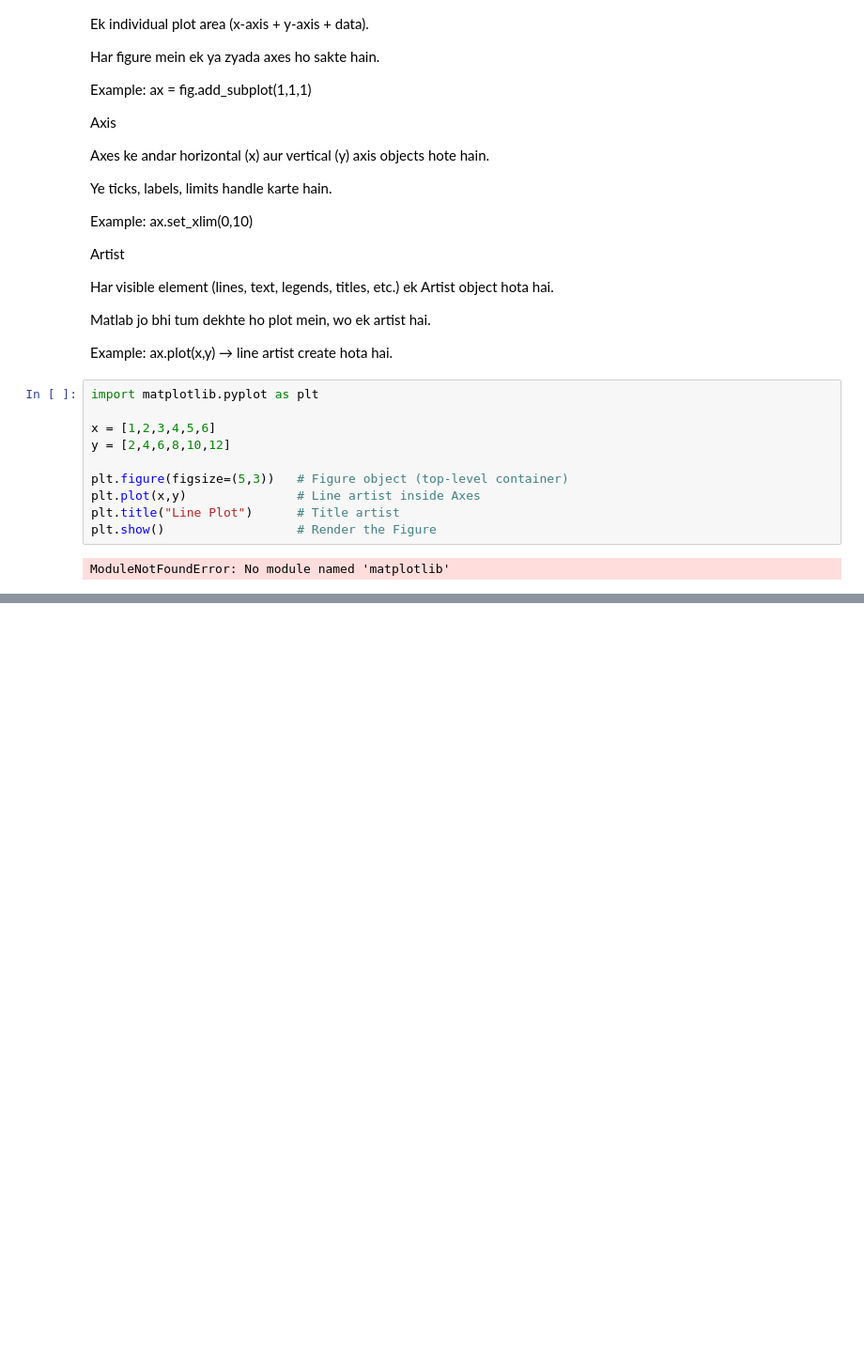
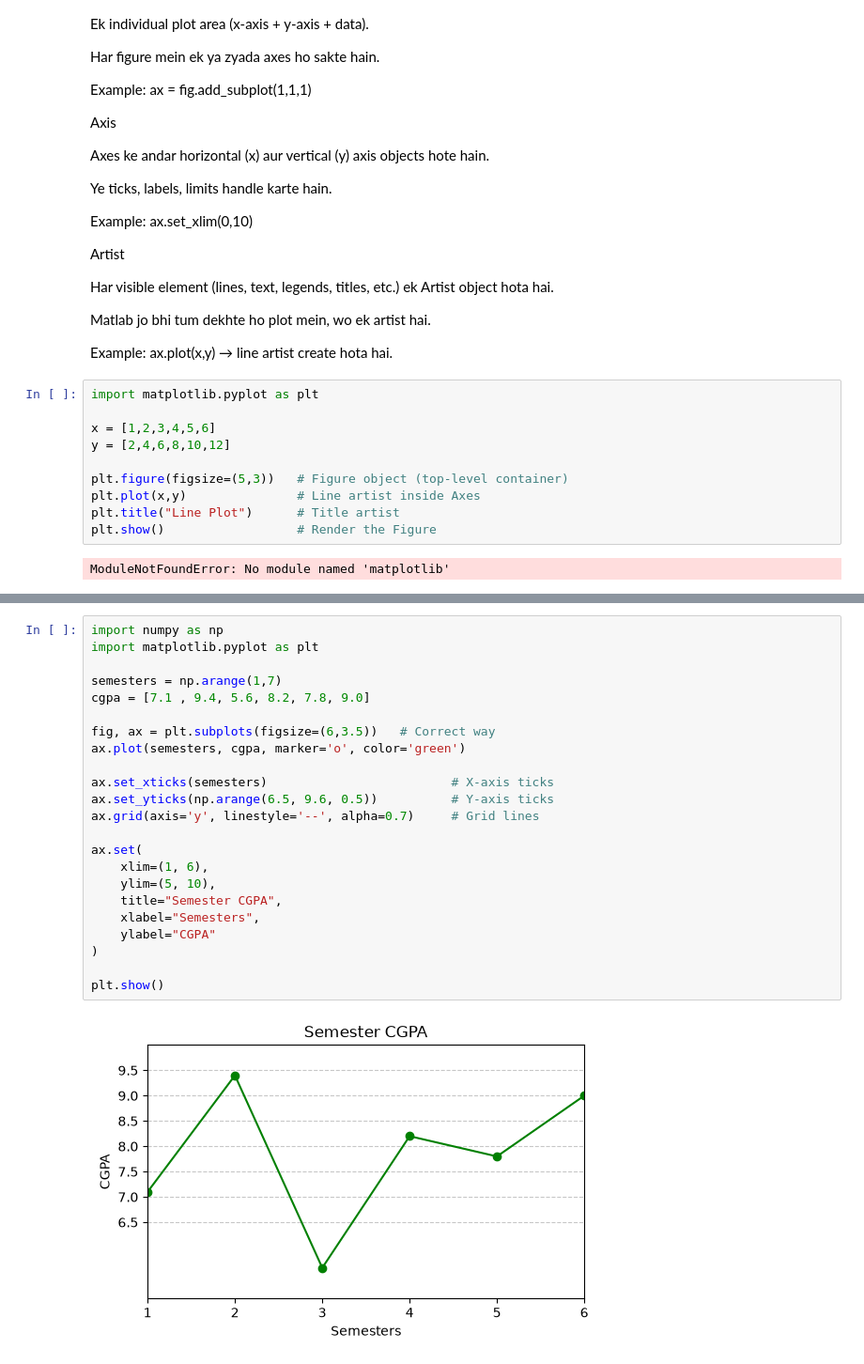
Before and after one commit to aayushi64/DV_python, a Jupyter notebook: matplotlib.ipynb, the cells around one changed output, grey strips where cells are left out. Shown at 94% size. Drawn from its saved outputs; the diff is of its cells as text; blank space fills up the shorter version.

```diff
--- a/matplotlib.ipynb
+++ b/matplotlib.ipynb
@@ -118,0 +254,25 @@ ax.set_xlabel("X-axis")      # X-axis label
+# %%
+import numpy as np
+import matplotlib.pyplot as plt
+
+semesters = np.arange(1,7)
+cgpa = [7.1 , 9.4, 5.6, 8.2, 7.8, 9.0]
+
+fig, ax = plt.subplots(figsize=(6,3.5))   # Correct way
+ax.plot(semesters, cgpa, marker='o', color='green')
+
+ax.set_xticks(semesters)                         # X-axis ticks
+ax.set_yticks(np.arange(6.5, 9.6, 0.5))          # Y-axis ticks
+ax.grid(axis='y', linestyle='--', alpha=0.7)     # Grid lines
+
+ax.set(
+    xlim=(1, 6),
+    ylim=(5, 10),
+    title="Semester CGPA",
+    xlabel="Semesters",
+    ylabel="CGPA"
+)
+
+plt.show()
+# %% [output]
+[figure, added]
```
Also changed, not shown: parts of 9 cells of this notebook.
